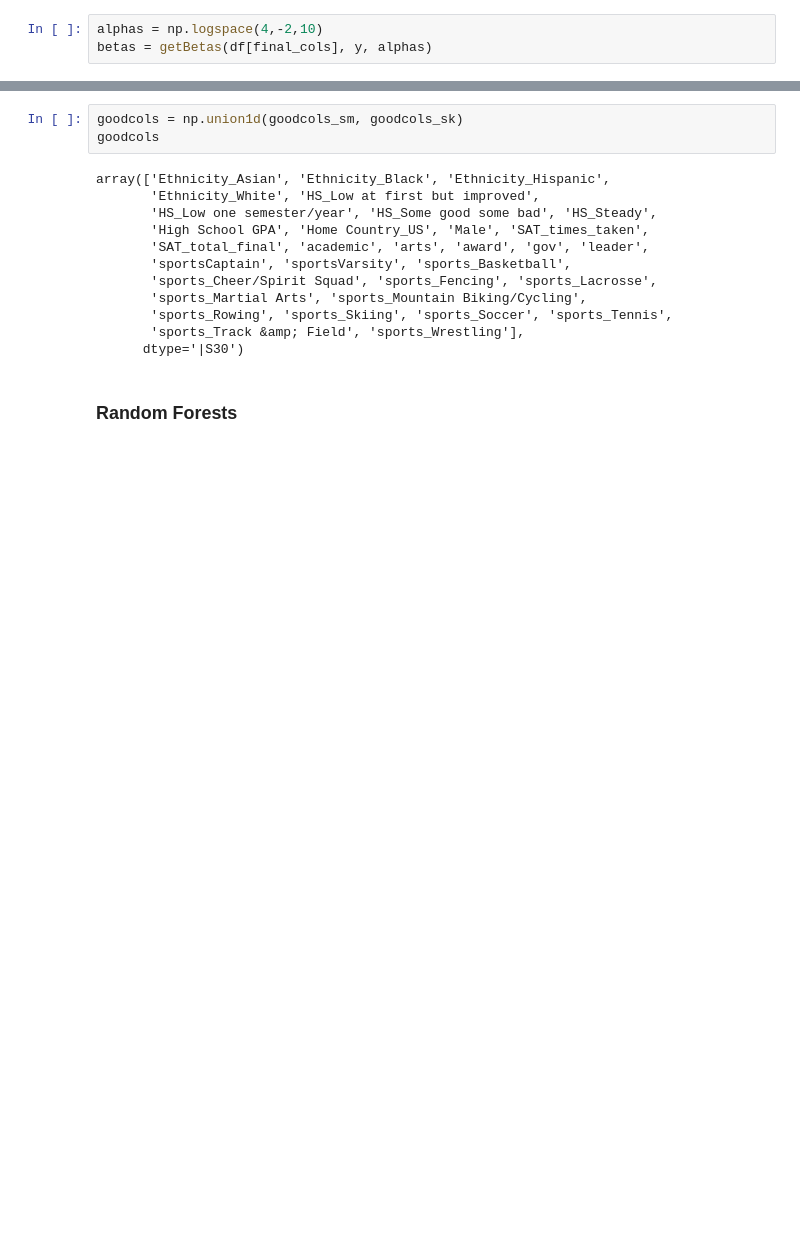
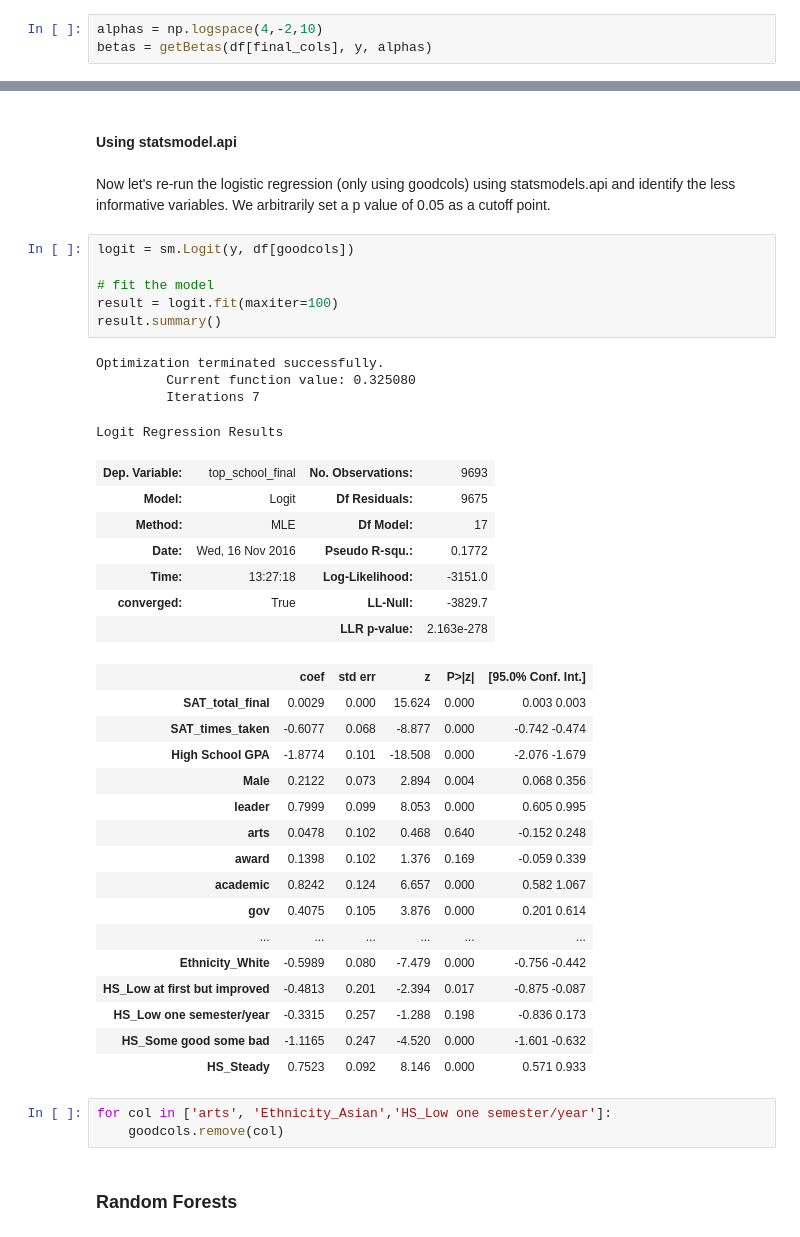
Before and after one commit to yungmsh/mining_the_common_app, a Jupyter notebook: code/5_Modeling.ipynb, the cells around one changed output, grey strips where cells are left out. Cells and saved outputs as stored; diff of their text form; blank space fills up the shorter version.

```diff
--- a/code/5_Modeling.ipynb
+++ b/code/5_Modeling.ipynb
@@ -223,17 +173,43 @@ for i,val in enumerate(betas[-2]):
-# %%
-goodcols = np.union1d(goodcols_sm, goodcols_sk)
-goodcols
-# %% [output]
-array(['Ethnicity_Asian', 'Ethnicity_Black', 'Ethnicity_Hispanic',
-       'Ethnicity_White', 'HS_Low at first but improved',
-       'HS_Low one semester/year', 'HS_Some good some bad', 'HS_Steady',
-       'High School GPA', 'Home Country_US', 'Male', 'SAT_times_taken',
-       'SAT_total_final', 'academic', 'arts', 'award', 'gov', 'leader',
-       'sportsCaptain', 'sportsVarsity', 'sports_Basketball',
-       'sports_Cheer/Spirit Squad', 'sports_Fencing', 'sports_Lacrosse',
-       'sports_Martial Arts', 'sports_Mountain Biking/Cycling',
-       'sports_Rowing', 'sports_Skiing', 'sports_Soccer', 'sports_Tennis',
-       'sports_Track &amp; Field', 'sports_Wrestling'],
-      dtype='|S30')
+# %% [markdown]
+#### Using statsmodel.api
+# %% [markdown]
+Now let's re-run the logistic regression (only using goodcols) using statsmodels.api and identify the less informative variables. We arbitrarily set a p value of 0.05 as a cutoff point.
+# %%
+logit = sm.Logit(y, df[goodcols])
+
+# fit the model
+result = logit.fit(maxiter=100)
+result.summary()
+# %% [output]
+Optimization terminated successfully.
+         Current function value: 0.325080
+         Iterations 7
+Logit Regression Results
+| Dep. Variable: | top_school_final | No. Observations: | 9693 |
+| Model: | Logit | Df Residuals: | 9675 |
+| Method: | MLE | Df Model: | 17 |
+| Date: | Wed, 16 Nov 2016 | Pseudo R-squ.: | 0.1772 |
+| Time: | 13:27:18 | Log-Likelihood: | -3151.0 |
+| converged: | True | LL-Null: | -3829.7 |
+|  |  | LLR p-value: | 2.163e-278 |
+|  | coef | std err | z | P>|z| | [95.0% Conf. Int.] |
+| SAT_total_final | 0.0029 | 0.000 | 15.624 | 0.000 | 0.003 0.003 |
+| SAT_times_taken | -0.6077 | 0.068 | -8.877 | 0.000 | -0.742 -0.474 |
+| High School GPA | -1.8774 | 0.101 | -18.508 | 0.000 | -2.076 -1.679 |
+| Male | 0.2122 | 0.073 | 2.894 | 0.004 | 0.068 0.356 |
+| leader | 0.7999 | 0.099 | 8.053 | 0.000 | 0.605 0.995 |
+| arts | 0.0478 | 0.102 | 0.468 | 0.640 | -0.152 0.248 |
+| award | 0.1398 | 0.102 | 1.376 | 0.169 | -0.059 0.339 |
+| academic | 0.8242 | 0.124 | 6.657 | 0.000 | 0.582 1.067 |
+| gov | 0.4075 | 0.105 | 3.876 | 0.000 | 0.201 0.614 |
+| ... | ... | ... | ... | ... | ... |
+| Ethnicity_White | -0.5989 | 0.080 | -7.479 | 0.000 | -0.756 -0.442 |
+| HS_Low at first but improved | -0.4813 | 0.201 | -2.394 | 0.017 | -0.875 -0.087 |
+| HS_Low one semester/year | -0.3315 | 0.257 | -1.288 | 0.198 | -0.836 0.173 |
+| HS_Some good some bad | -1.1165 | 0.247 | -4.520 | 0.000 | -1.601 -0.632 |
+| HS_Steady | 0.7523 | 0.092 | 8.146 | 0.000 | 0.571 0.933 |
+# %%
+for col in ['arts', 'Ethnicity_Asian','HS_Low one semester/year']:
+    goodcols.remove(col)
 # %% [markdown]
 ### Random Forests
```
Also changed, not shown: parts of 21 cells of this notebook, 5 other files.
